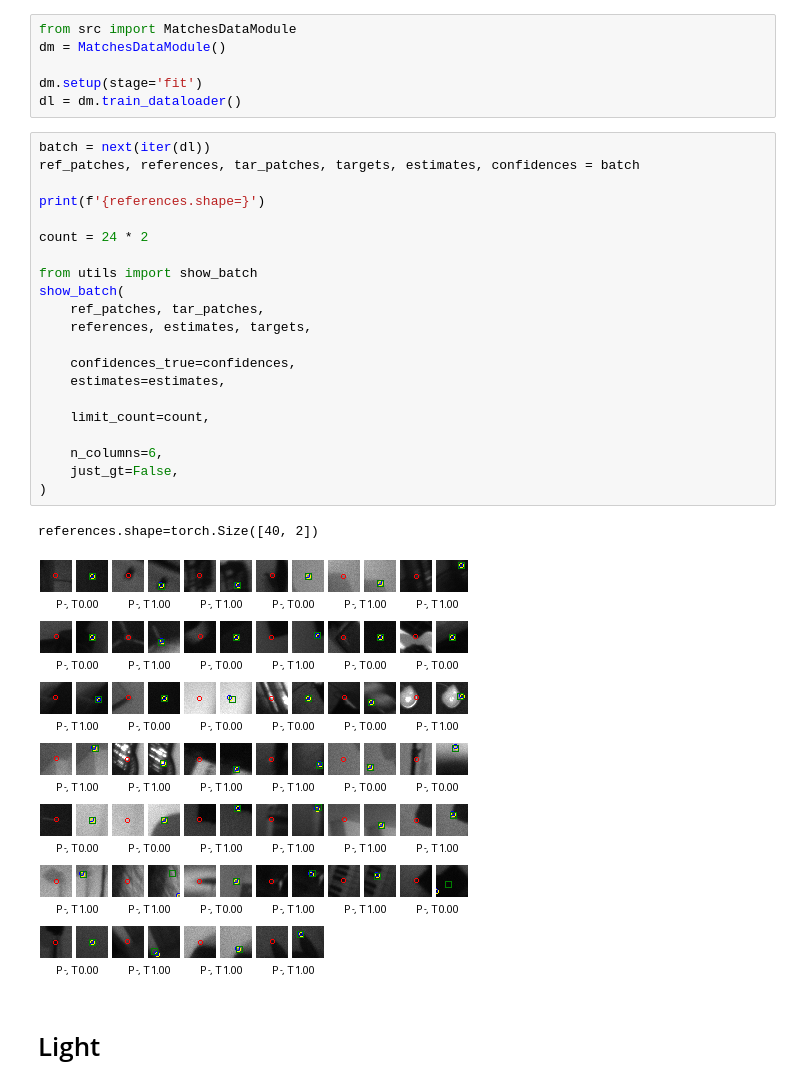
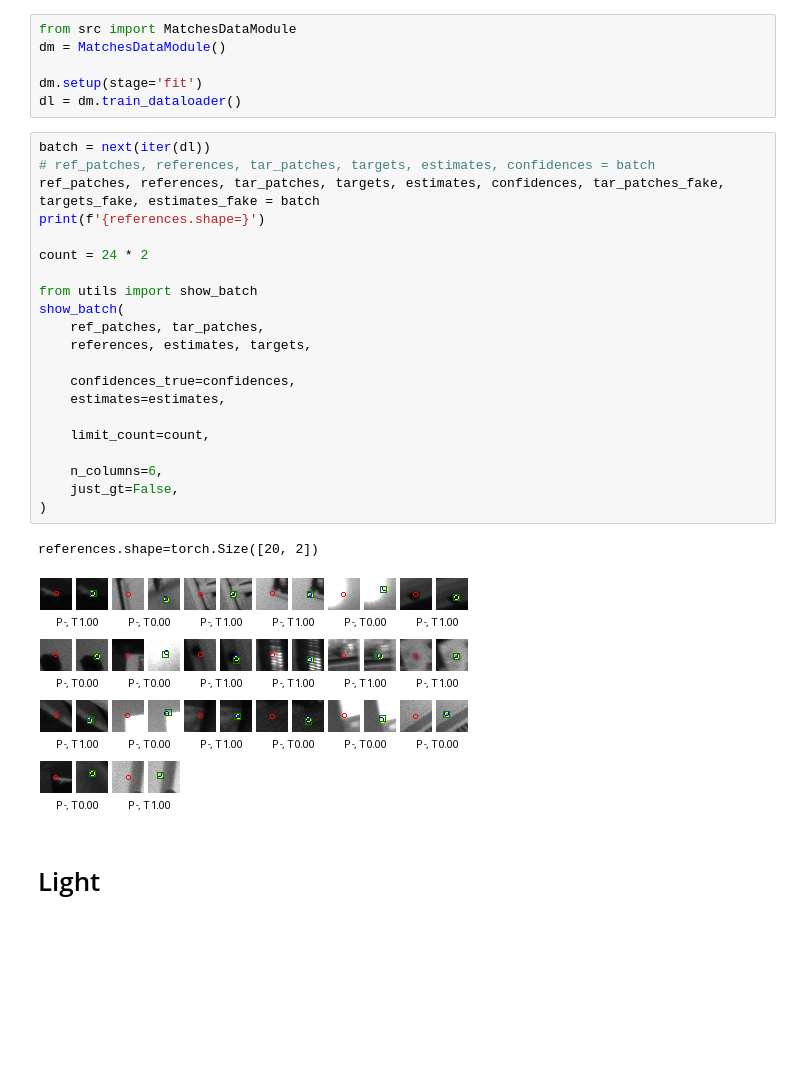
Before and after one commit to pranav-ap/keypoint_matcher, a Jupyter notebook: notebooks/eda.ipynb, the cells around one changed output. Cells and saved outputs as stored; diff of their text form; blank space fills up the shorter version.

```diff
--- a/notebooks/eda.ipynb
+++ b/notebooks/eda.ipynb
@@ -31,28 +28,28 @@ dm.setup(stage='fit')
 dl = dm.train_dataloader()
 # %%
 batch = next(iter(dl))
-ref_patches, references, tar_patches, targets, estimates, confidences = batch
-
+# ref_patches, references, tar_patches, targets, estimates, confidences = batch
+ref_patches, references, tar_patches, targets, estimates, confidences, tar_patches_fake, targets_fake, estimates_fake = batch
 print(f'{references.shape=}')
 
 count = 24 * 2
 
 from utils import show_batch
 show_batch(
     ref_patches, tar_patches,
     references, estimates, targets,
 
     confidences_true=confidences,
     estimates=estimates,
 
     limit_count=count,
 
     n_columns=6,
     just_gt=False,
 )
 # %% [output]
-references.shape=torch.Size([40, 2])
+references.shape=torch.Size([20, 2])
-[figure, old version]
+[figure, new version]
 # %% [markdown]
 # Light
 # %%
```
Also changed, not shown: parts of 4 cells of this notebook, 9 other files.
